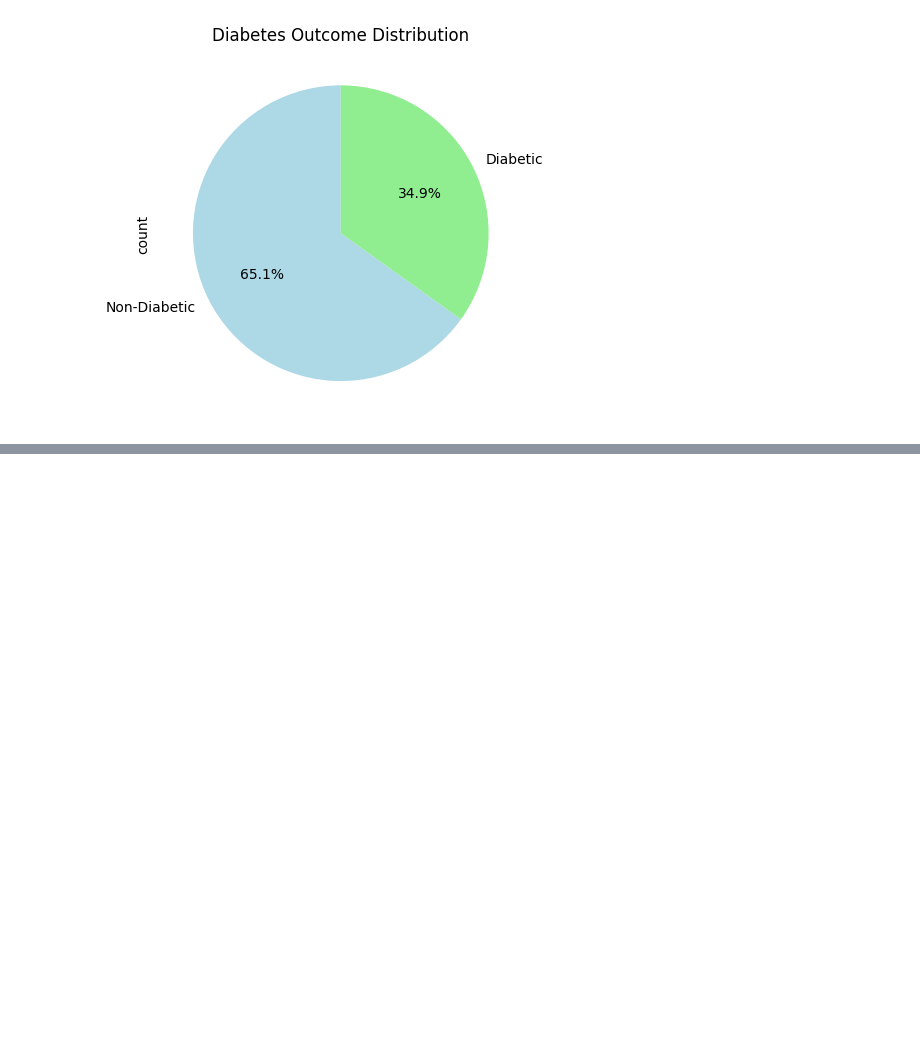
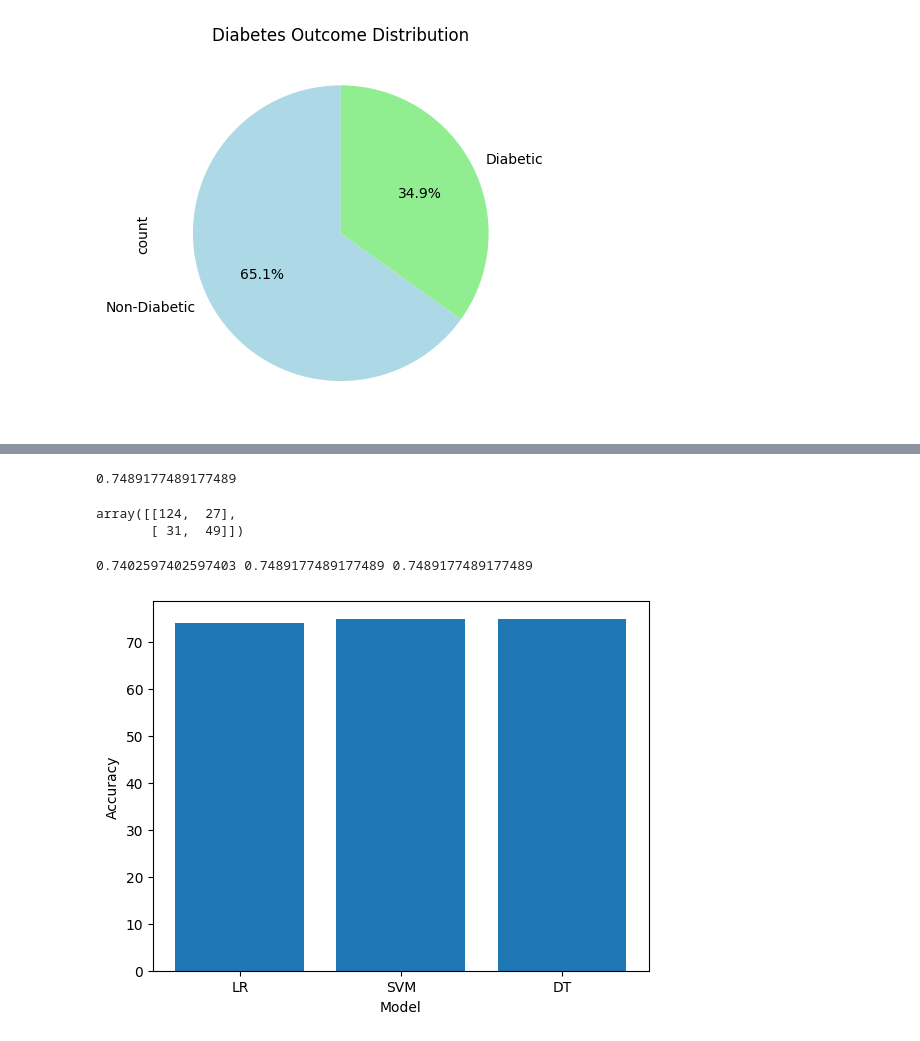
Before and after one commit to waliulrayhan/Data-Mining-and-Data-Warehousing-Lab, a Jupyter notebook: 1.ipynb, the cells around one changed output, grey strips where cells are left out. Saved outputs shown, nothing was run; the diff lists cells and outputs as text; code cells hidden in the pictures; blank space fills up the shorter version.

```diff
--- a/1.ipynb
+++ b/1.ipynb
@@ -100,0 +123,6 @@ plt.show()
+# %%
+# predict the model using the 'X_test' dataset
+Y_predictions = smodel.predict(X_test)
+# %%
+# calculate the accuracy of the model
+accuracy_SVM=accuracy_score(Y_test, Y_predictions)
@@ -100,0 +146,22 @@ plt.show()
+# %%
+# predict the model using the 'X_test' dataset
+Y_predictions = smodel.predict(X_test)
+# %%
+# calculate the accuracy of the model
+accuracy_DT=accuracy_score(Y_test, Y_predictions)
+# %%
+# show the accuracy score
+accuracy_DT
+# %% [output]
+0.7489177489177489
+# %%
+# calculate and show the confusion_matrix of the model
+confusion_matrix(Y_test, Y_predictions)
+# %% [output]
+array([[124,  27],
+       [ 31,  49]])
+# %%
+# show the accuracy score of 'Logistic Regression', 'Support Vector Machine' and 'Decison Tree Classifier'
+print(accuracy_LR, accuracy_SVM, accuracy_DT)
+# %% [output]
+0.7402597402597403 0.7489177489177489 0.7489177489177489
@@ -100,0 +170,11 @@ plt.show()
+# %%
+# plot the model accuracy (percentage) using the bar chart
+fig = plt.figure()
+Model = ['LR', 'SVM', 'DT']
+Results = [accuracy_LR*100, accuracy_SVM*100, accuracy_DT*100]
+plt.xlabel("Model")
+plt.ylabel("Accuracy")
+plt.bar(Model, Results)
+plt.show()
+# %% [output]
+[figure, added]
```
Also changed, not shown: parts of 36 cells of this notebook, 2 other files.
